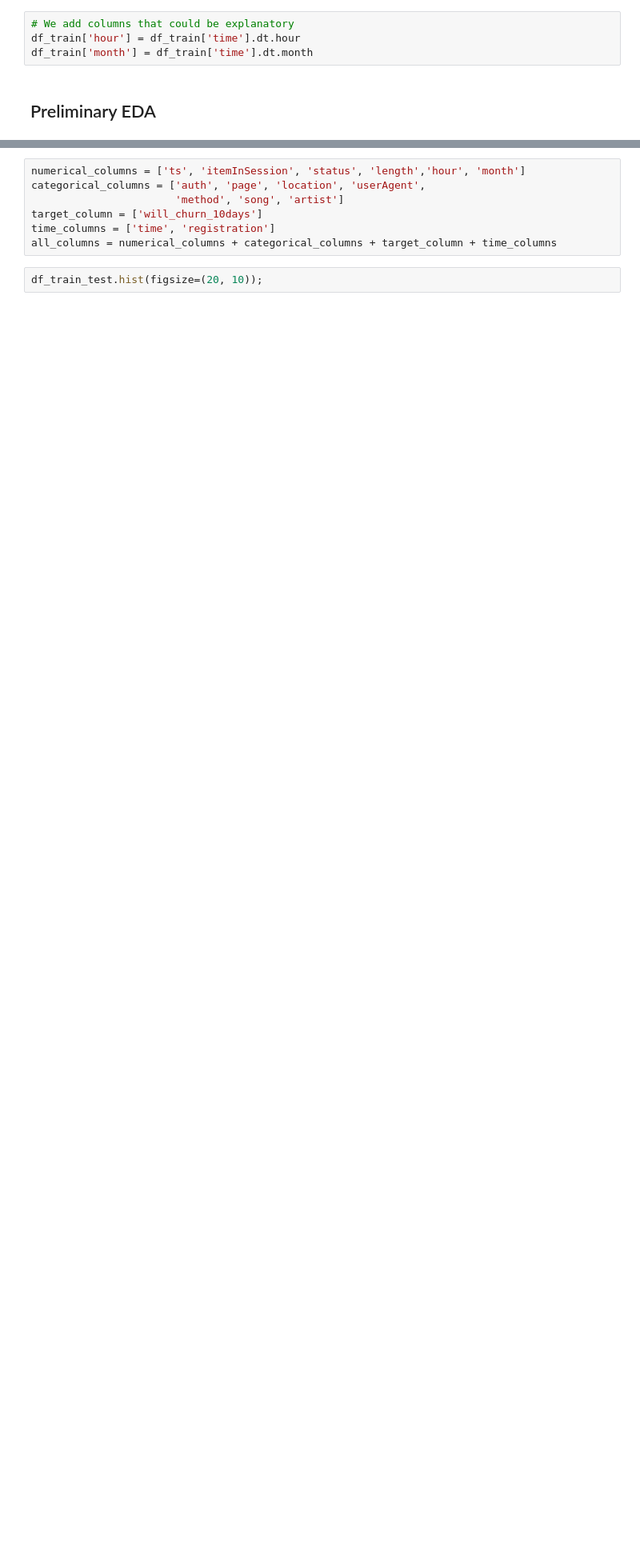
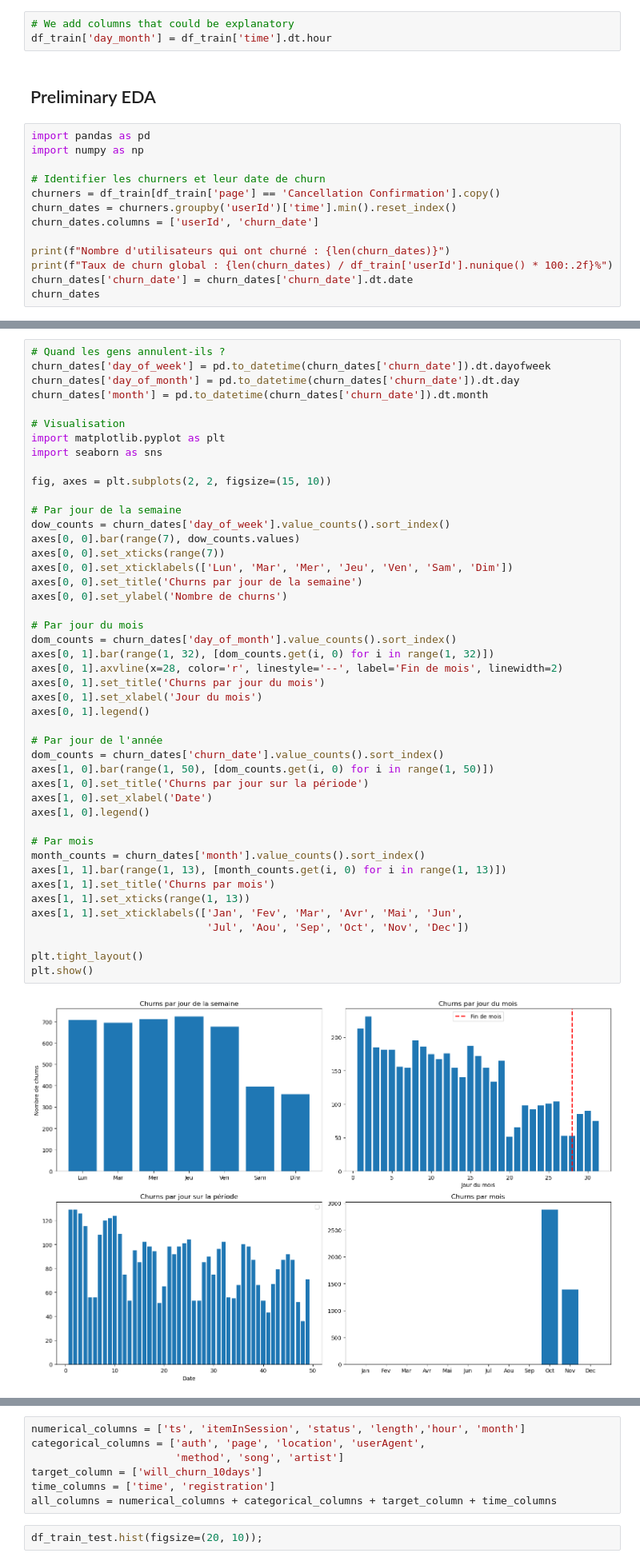
Before and after one commit to MaximilienLuc/Churn-prediction, a Jupyter notebook: Olivier.ipynb, the cells around one changed output, grey strips where cells are left out. Shown at 80% size. Drawn from its saved outputs; the diff is of its cells as text; blank space fills up the shorter version.

Commit message:
EDA on churners to understand temporal patterns

```diff
--- a/Olivier.ipynb
+++ b/Olivier.ipynb
@@ -688,6 +658,18 @@ df_train.describe()
 # %%
 # We add columns that could be explanatory
-df_train['hour'] = df_train['time'].dt.hour
-df_train['month'] = df_train['time'].dt.month
+df_train['day_month'] = df_train['time'].dt.hour
 # %% [markdown]
 ## Preliminary EDA
+# %%
+import pandas as pd
+import numpy as np
+
+# Identifier les churners et leur date de churn
+churners = df_train[df_train['page'] == 'Cancellation Confirmation'].copy()
+churn_dates = churners.groupby('userId')['time'].min().reset_index()
+churn_dates.columns = ['userId', 'churn_date']
+
+print(f"Nombre d'utilisateurs qui ont churné : {len(churn_dates)}")
+print(f"Taux de churn global : {len(churn_dates) / df_train['userId'].nunique() * 100:.2f}%")
+churn_dates['churn_date'] = churn_dates['churn_date'].dt.date
+churn_dates
@@ -693,0 +699,47 @@ df_train['month'] = df_train['time'].dt.month
+# %%
+# Quand les gens annulent-ils ?
+churn_dates['day_of_week'] = pd.to_datetime(churn_dates['churn_date']).dt.dayofweek
+churn_dates['day_of_month'] = pd.to_datetime(churn_dates['churn_date']).dt.day
+churn_dates['month'] = pd.to_datetime(churn_dates['churn_date']).dt.month
+
+# Visualisation
+import matplotlib.pyplot as plt
+import seaborn as sns
+
+fig, axes = plt.subplots(2, 2, figsize=(15, 10))
+
+# Par jour de la semaine
+dow_counts = churn_dates['day_of_week'].value_counts().sort_index()
+axes[0, 0].bar(range(7), dow_counts.values)
+axes[0, 0].set_xticks(range(7))
+axes[0, 0].set_xticklabels(['Lun', 'Mar', 'Mer', 'Jeu', 'Ven', 'Sam', 'Dim'])
+axes[0, 0].set_title('Churns par jour de la semaine')
+axes[0, 0].set_ylabel('Nombre de churns')
+
+# Par jour du mois
+dom_counts = churn_dates['day_of_month'].value_counts().sort_index()
+axes[0, 1].bar(range(1, 32), [dom_counts.get(i, 0) for i in range(1, 32)])
+axes[0, 1].axvline(x=28, color='r', linestyle='--', label='Fin de mois', linewidth=2)
+axes[0, 1].set_title('Churns par jour du mois')
+axes[0, 1].set_xlabel('Jour du mois')
+axes[0, 1].legend()
+
+# Par jour de l'année
+dom_counts = churn_dates['churn_date'].value_counts().sort_index()
+axes[1, 0].bar(range(1, 50), [dom_counts.get(i, 0) for i in range(1, 50)])
+axes[1, 0].set_title('Churns par jour sur la période')
+axes[1, 0].set_xlabel('Date')
+axes[1, 0].legend()
+
+# Par mois
+month_counts = churn_dates['month'].value_counts().sort_index()
+axes[1, 1].bar(range(1, 13), [month_counts.get(i, 0) for i in range(1, 13)])
+axes[1, 1].set_title('Churns par mois')
+axes[1, 1].set_xticks(range(1, 13))
+axes[1, 1].set_xticklabels(['Jan', 'Fev', 'Mar', 'Avr', 'Mai', 'Jun',
+                            'Jul', 'Aou', 'Sep', 'Oct', 'Nov', 'Dec'])
+
+plt.tight_layout()
+plt.show()
+# %% [output]
+[figure, added]
```
Also changed, not shown: parts of 15 cells of this notebook.
